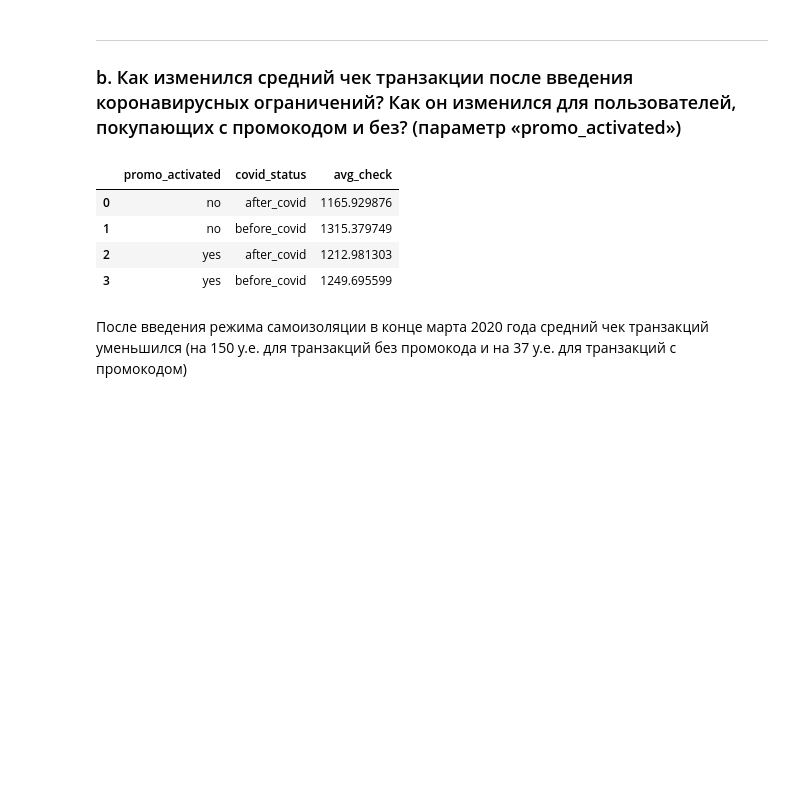
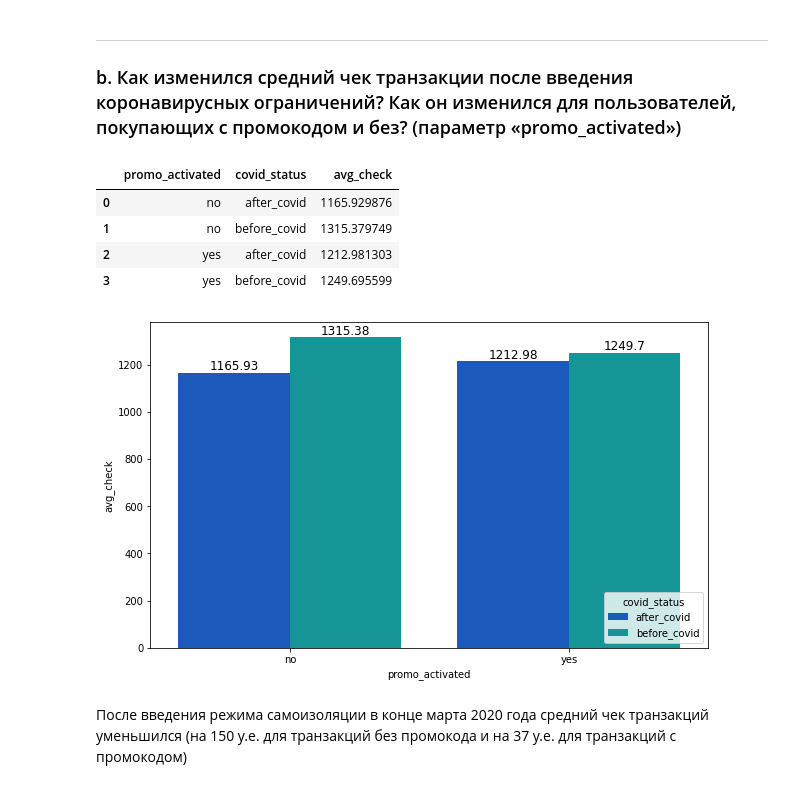
Before and after one commit to Lasiagrostis/per-aspera-ad-astra, a Jupyter notebook: Case_R.ipynb, the cells around one changed output. Drawn from its saved outputs; the diff is of its cells as text; code cells hidden in the pictures; blank space fills up the shorter version.

```diff
--- a/Case_R.ipynb
+++ b/Case_R.ipynb
@@ -33,15 +38,21 @@ medium_revenue.head(1)
 # %%
 df["avg_check"] = df['revenue']/df['transactions']  #Создадим переменную avg_check для подсчёта среднего чека
 df["covid_status"] = df['date'] > '2020-03-31' #И переменную covid_status для группировки в зависимости от наличия ковидных ограничений
 df = df.replace({"covid_status":{True:"after_covid", False:"before_covid"}})
 covid_changes = df.groupby(["promo_activated", "covid_status"], as_index=False).avg_check.mean()
+plt.figure(figsize=(10, 6))
+plot = sns.barplot(data=covid_changes, x="promo_activated", y="avg_check", hue="covid_status", palette="winter")
+for container in plot.containers:
+    plot.bar_label(container, size = 12)
+sns.move_legend(plot, "lower right")
 covid_changes
 # %% [output]
 |  | promo_activated | covid_status | avg_check |
 | 0 | no | after_covid | 1165.929876 |
 | 1 | no | before_covid | 1315.379749 |
 | 2 | yes | after_covid | 1212.981303 |
 | 3 | yes | before_covid | 1249.695599 |
+[figure, added]
 # %% [markdown]
 После введения режима самоизоляции в конце марта 2020 года средний чек транзакций уменьшился (на 150 у.е. для транзакций без промокода и на 37 у.е. для транзакций с промокодом)
 # %% [markdown]
```
Also changed, not shown: parts of 8 cells of this notebook.
